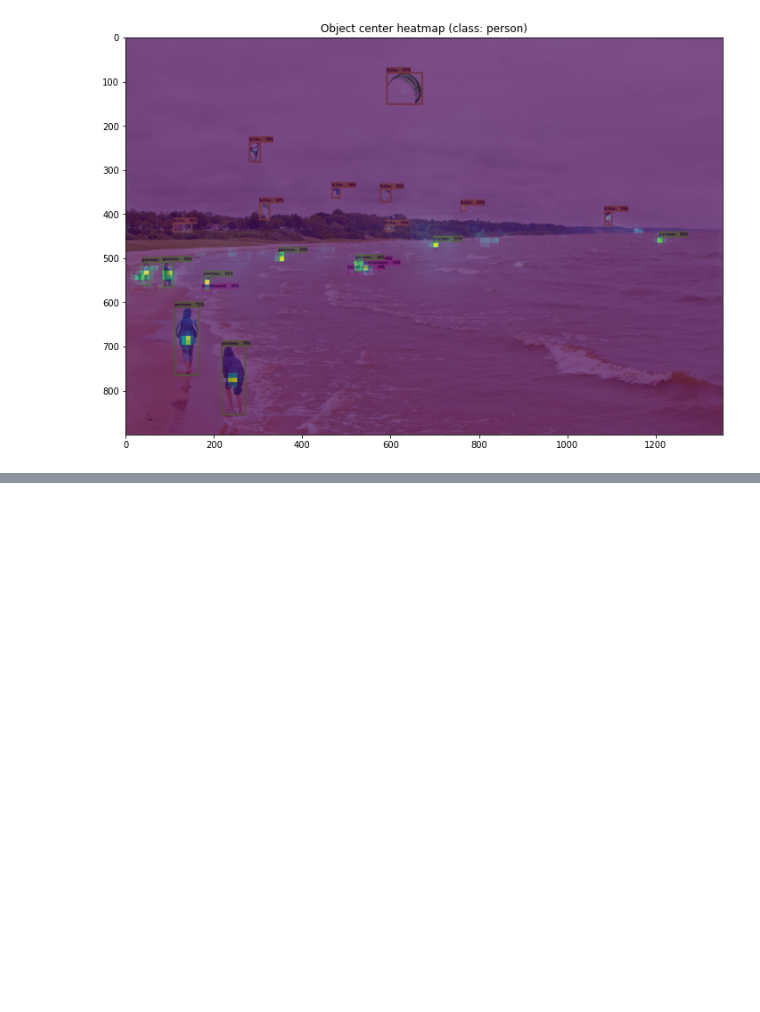
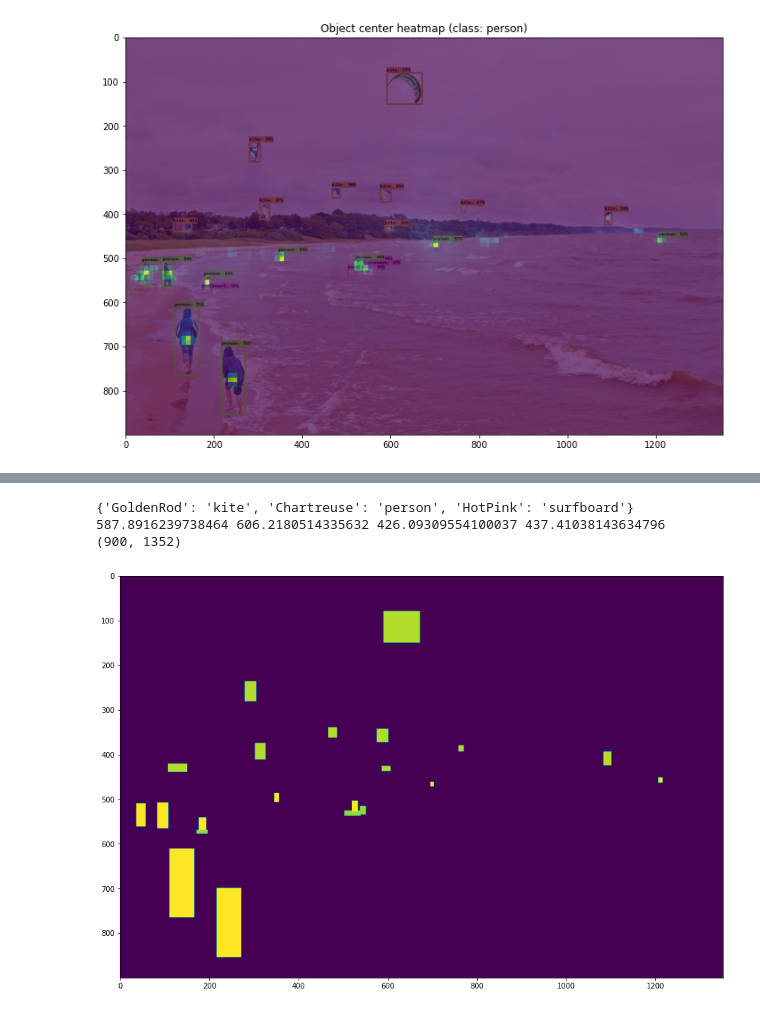
Before and after one commit to thenhz/imagecrop, a Jupyter notebook: test_1.ipynb, the cells around one changed output, grey strips where cells are left out. Saved outputs shown, nothing was run; the diff lists cells and outputs as text; code cells hidden in the pictures; blank space fills up the shorter version.

```diff
--- a/test_1.ipynb
+++ b/test_1.ipynb
@@ -204,0 +265,47 @@ plt.show()
+# %%
+
+from matplotlib.pyplot import imshow
+
+detected_classes_text = {}
+
+classes_weight = {
+    "kite": 2,
+    "person": 10,
+    "surfboard":1
+}
+
+test_image = 'models/research/object_detection/test_images/image2.jpg'
+orig_im = Image.open(test_image)
+im_width, im_height = pil_im.size
+pil_im = Image.new('L', (im_width, im_height))
+
+draw = ImageDraw.Draw(pil_im)
+
+scores = detections['detection_scores'][0].numpy()
+
+for idx, bbox in enumerate(detections['detection_boxes'][0].numpy()):
+    if scores[idx] > 0.30:
+        box = tuple(bbox.tolist())
+        ymin, xmin, ymax, xmax = box
+        (left, right, top, bottom) = (xmin * im_width, xmax * im_width,
+                                      ymin * im_height, ymax * im_height)
+
+        draw.rectangle(
+            ((left, top), (right, bottom)),
+            outline=STANDARD_COLORS[classes_detected[idx]],
+            fill=STANDARD_COLORS[classes_detected[idx]]
+        )
+
+        detected_classes_text[STANDARD_COLORS[classes_detected[idx]]] = category_index[classes_detected[idx]]['name']
+
+plt.figure(figsize=(15,20))
+plt.imshow(pil_im)
+
+print(detected_classes_text)
+print(left, right, top, bottom)
+print(np.asarray(pil_im).shape)
+# %% [output]
+{'GoldenRod': 'kite', 'Chartreuse': 'person', 'HotPink': 'surfboard'}
+587.8916239738464 606.2180514335632 426.09309554100037 437.41038143634796
+(900, 1352)
+[figure, added]
```
Also changed, not shown: parts of 6 cells of this notebook, 1 other file.
